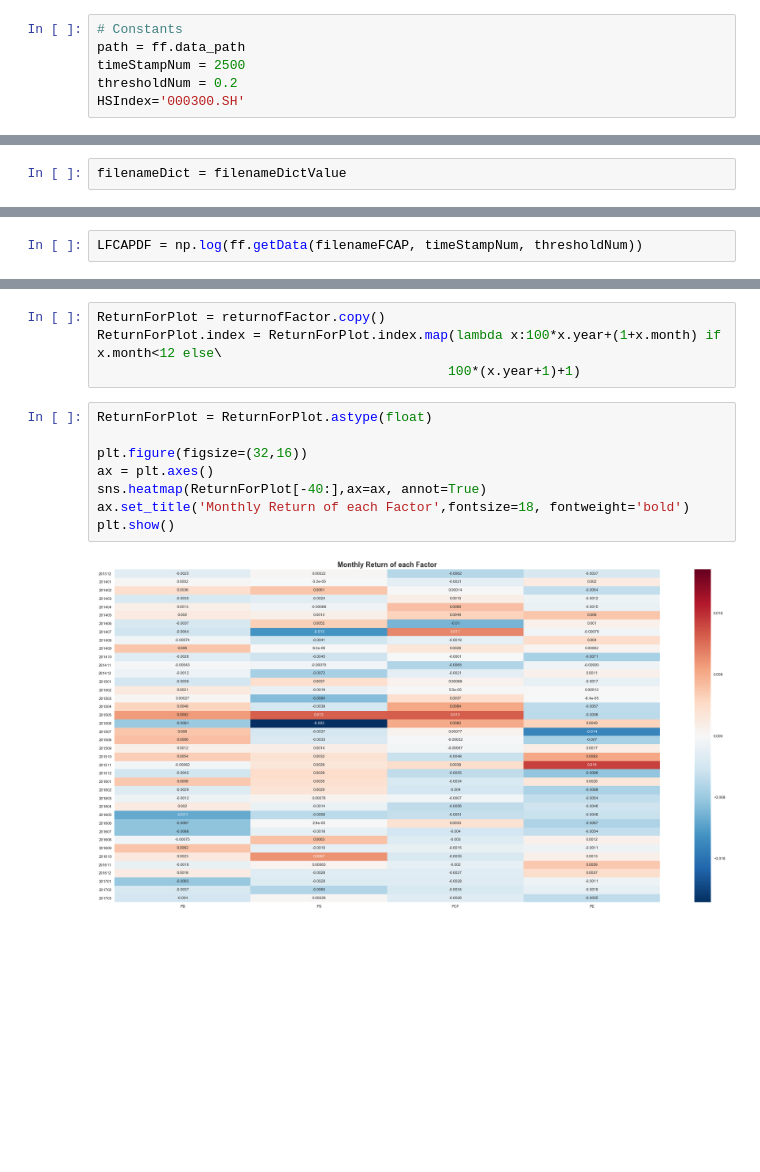
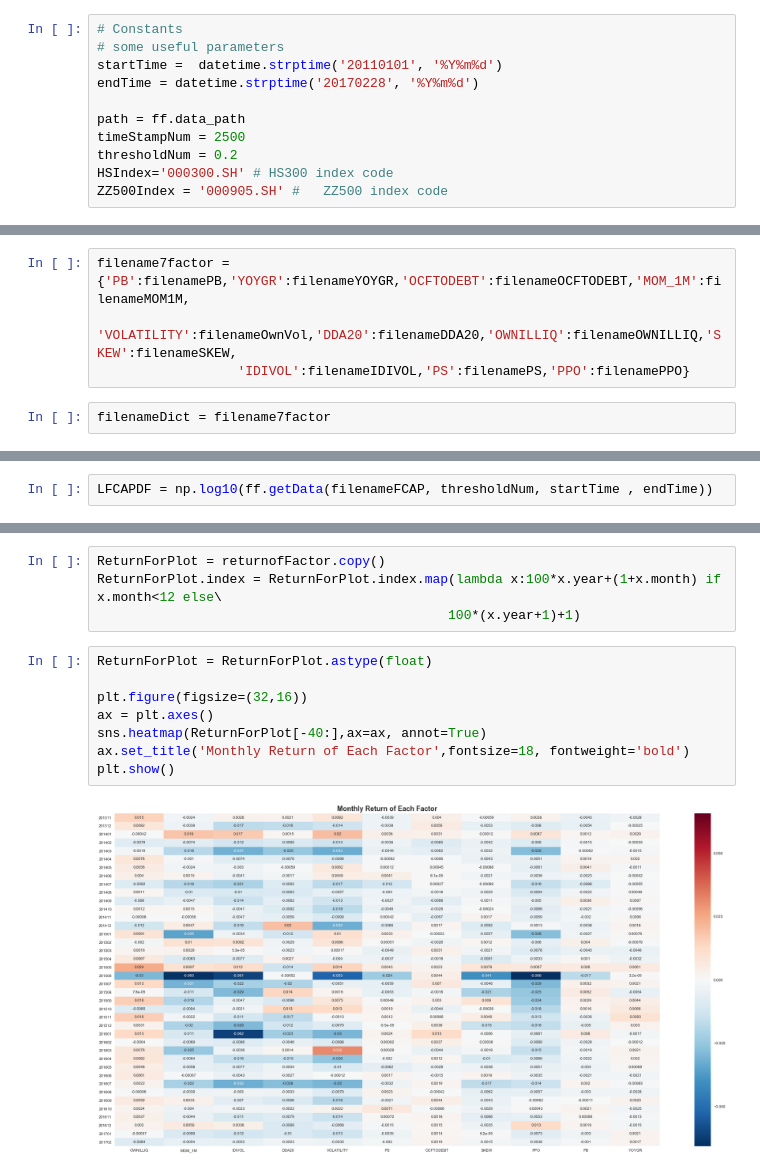
Before and after one commit to kamiseko/factor-test, a Jupyter notebook: OLS to test factor script.ipynb, the cells around one changed output, grey strips where cells are left out. Saved outputs shown, nothing was run; the diff lists cells and outputs as text; blank space fills up the shorter version.

```diff
--- a/OLS to test factor script.ipynb
+++ b/OLS to test factor script.ipynb
@@ -68,8 +87,13 @@ filenameVOLUME = 'LZ_GPA_QUOTE_TVOLUME.csv'               # 成交量
 # %%
 # Constants
+# some useful parameters
+startTime =  datetime.strptime('20110101', '%Y%m%d')
+endTime = datetime.strptime('20170228', '%Y%m%d')
+
 path = ff.data_path
 timeStampNum = 2500
 thresholdNum = 0.2
-HSIndex='000300.SH'
+HSIndex='000300.SH' # HS300 index code
+ZZ500Index = '000905.SH' #   ZZ500 index code
 # %%
 # Several dictionaries for different sorts of factors
@@ -86,5 +113,9 @@ filenameTest = {'PB':filenamePB, 'YOYBPS':filenameYOYBPS,'ILLIQ':filenameILLIQ,'
+# %%
+filename7factor = {'PB':filenamePB,'YOYGR':filenameYOYGR,'OCFTODEBT':filenameOCFTODEBT,'MOM_1M':filenameMOM1M,
+                  'VOLATILITY':filenameOwnVol,'DDA20':filenameDDA20,'OWNILLIQ':filenameOWNILLIQ,'SKEW':filenameSKEW,
+                  'IDIVOL':filenameIDIVOL,'PS':filenamePS,'PPO':filenamePPO}
 # %%
-filenameDict = filenameDictValue
+filenameDict = filename7factor
 # %%
 # total filename dictionary
 #filenameDict = {'PE':filenamePE,'PB':filenamePB, 'PS':filenamePS, 'PCF':filenamePCF, 'YOYGR':filenameYOYGR,'YOYGRPROFIT':filenameYOYNETPROFIT, \
@@ -99,5 +130,5 @@ benchMarkData = pd.read_csv(path+filenameHS300,infer_datetime_format=True,parse_
 # %%
-LFCAPDF = np.log(ff.getData(filenameFCAP, timeStampNum, thresholdNum))
+LFCAPDF = np.log10(ff.getData(filenameFCAP, thresholdNum, startTime , endTime))
 # %%
 endOfMonthList = ff.getLastDayOfMonth(LFCAPDF.index)[1]
 # %%
@@ -255,10 +388,10 @@ ReturnForPlot.index = ReturnForPlot.index.map(lambda x:100*x.year+(1+x.month) if
 # %%
 ReturnForPlot = ReturnForPlot.astype(float)
 
 plt.figure(figsize=(32,16))
 ax = plt.axes()
 sns.heatmap(ReturnForPlot[-40:],ax=ax, annot=True)
-ax.set_title('Monthly Return of each Factor',fontsize=18, fontweight='bold')
+ax.set_title('Monthly Return of Each Factor',fontsize=18, fontweight='bold')
 plt.show()
 # %% [output]
-[figure, old version]
+[figure, new version]
```
Also changed, not shown: parts of 30 cells of this notebook, 5 other files.
